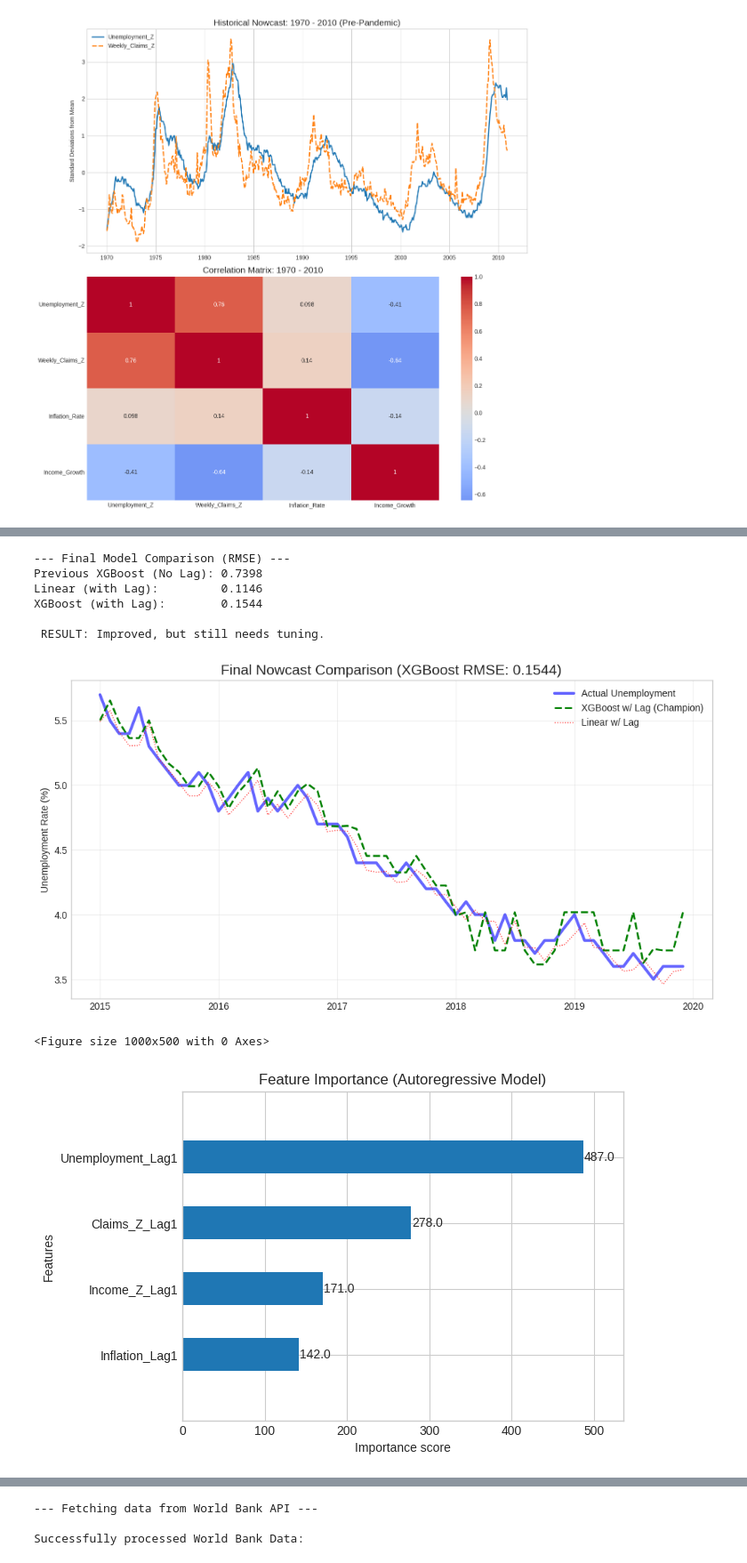
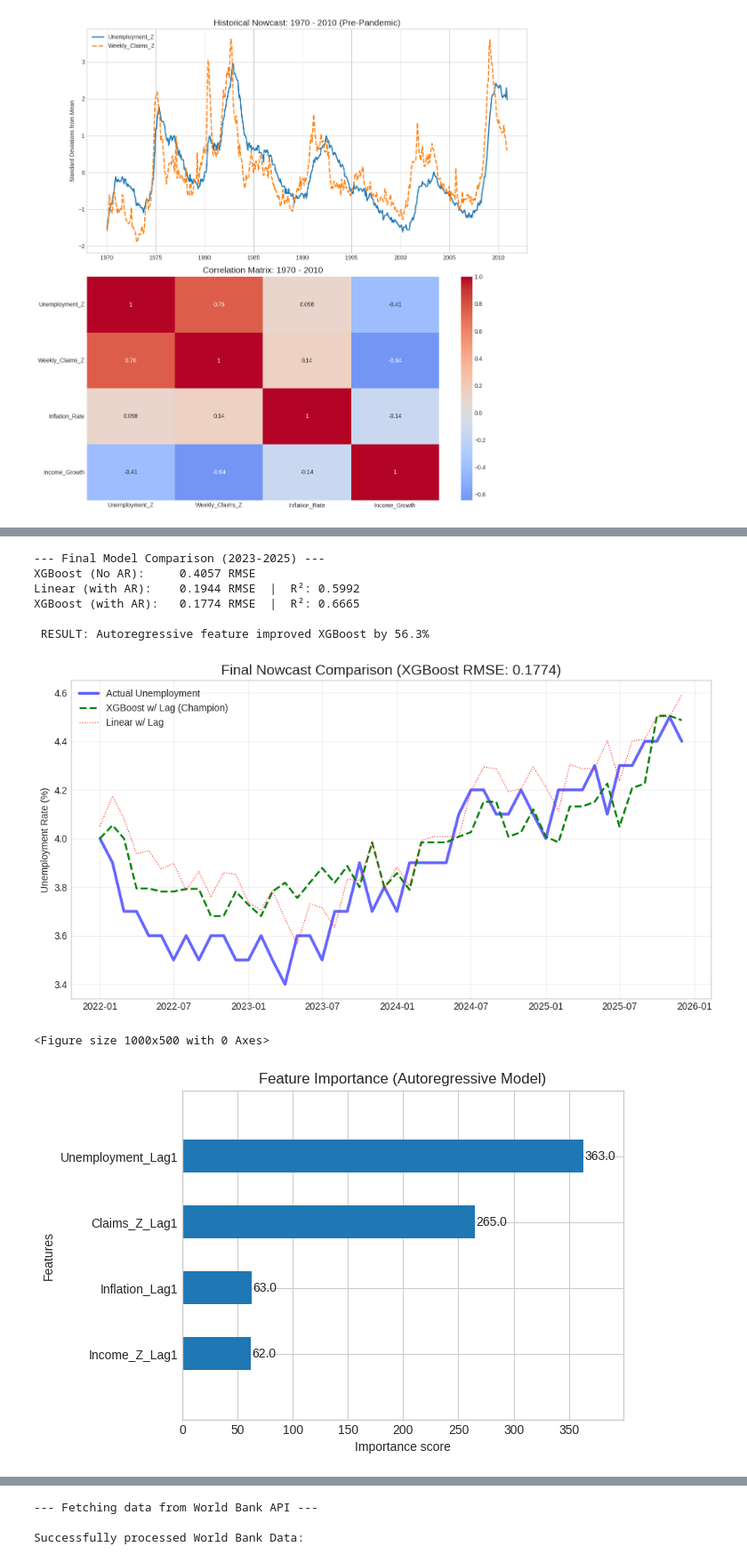
Before and after one commit to JimmyL04/macrominds, a Jupyter notebook: MacroMinds.ipynb, the cells around one changed output, grey strips where cells are left out. Shown at 89% size. Cells and saved outputs as stored; diff of their text form; code cells hidden in the pictures.

Commit message:
Add ARIMA model, fix train/test split to 2022/2023-2025, update all model cells per proposal

```diff
--- a/MacroMinds.ipynb
+++ b/MacroMinds.ipynb
@@ -361,6 +276,5 @@ Feature Coefficients (Standardized Importance):
 # %%
 # XGBoost Model
-# Install XGBoost
 !pip install xgboost -q
 
 import xgboost as xgb
@@ -370,13 +284,12 @@ import matplotlib.pyplot as plt
 import numpy as np
 
 # 1. CONFIGURATION
-# Normalized Features from the Baseline
 features = ['Claims_Z_Lag1', 'Income_Z_Lag1', 'Inflation_Lag1']
 target = 'Unemployment'
 
-# 2. DATA SPLIT
-cutoff_date = '2015-01-01'
-end_test_date = '2019-12-31'
+# 2. DATA SPLIT (same as baseline for fair comparison)
+cutoff_date = '2022-01-01'
+end_test_date = '2025-12-31'
 
 train = df_clean.loc[:cutoff_date]
 test = df_clean.loc[cutoff_date:end_test_date]
@@ -387,9 +300,6 @@ X_test = test[features]
 y_test = test[target]
 
 # 3. DEFINE & TRAIN XGBOOST MODEL
-# n_estimators: 1000 (with early stopping)
-# learning_rate: 0.05 (slow learning for better accuracy)
-# max_depth: 3 (prevents overfitting)
 reg = xgb.XGBRegressor(
     n_estimators=1000,
     learning_rate=0.05,
@@ -399,7 +309,6 @@ reg = xgb.XGBRegressor(
     random_state=42
 )
 
-# Fit the model
 print("Training XGBoost...")
 reg.fit(
     X_train, y_train,
@@ -411,12 +320,11 @@ reg.fit(
 preds_xgb = reg.predict(X_test)
 rmse_xgb = np.sqrt(mean_squared_error(y_test, preds_xgb))
 
-# 5. RESULTS
-# Compare against the hardcoded Baseline RMSE from the previous cell
-baseline_rmse = 0.2651
+# 5. RESULTS — compare against computed baseline RMSE (not hardcoded)
+baseline_rmse = rmse  # from the Linear Regression cell
 
 print(f"\n--- Model Comparison (RMSE) ---")
-print(f"Baseline (Linear):  {baseline_rmse}")
+print(f"Baseline (Linear):  {baseline_rmse:.4f}")
 print(f"XGBoost Model:      {rmse_xgb:.4f}")
 
 if rmse_xgb < baseline_rmse:
@@ -455,7 +362,7 @@ XGBoost Model:      0.7551
 # XGBoost with Autoregression
 import xgboost as xgb
 from xgboost import plot_importance
-from sklearn.metrics import mean_squared_error
+from sklearn.metrics import mean_squared_error, r2_score
 from sklearn.linear_model import LinearRegression
 import matplotlib.pyplot as plt
 import numpy as np
@@ -465,13 +372,13 @@ df_clean['Unemployment_Lag1'] = df_clean['Unemployment'].shift(1)
 df_clean.dropna(inplace=True)
 
 # 2. DEFINE NEW FEATURE LIST
-# Added Unemployment_Lag1 to our existing list
+# Added Unemployment_Lag1 — the previous month's rate is the strongest predictor
 features_v2 = ['Claims_Z_Lag1', 'Income_Z_Lag1', 'Inflation_Lag1', 'Unemployment_Lag1']
 target = 'Unemployment'
 
 # 3. SPLIT DATA
-cutoff_date = '2015-01-01'
-end_test_date = '2019-12-31'
+cutoff_date = '2022-01-01'
+end_test_date = '2025-12-31'
 
 train = df_clean.loc[:cutoff_date]
 test = df_clean.loc[cutoff_date:end_test_date]
@@ -486,6 +393,7 @@ model_lr = LinearRegression()
 model_lr.fit(X_train, y_train)
 preds_lr = model_lr.predict(X_test)
 rmse_lr = np.sqrt(mean_squared_error(y_test, preds_lr))
+r2_lr = r2_score(y_test, preds_lr)
 
 # 5. RETRAIN XGBOOST with new feature
 reg_ar = xgb.XGBRegressor(
@@ -501,45 +409,47 @@ reg_ar.fit(
     X_train, y_train,
     eval_set=[(X_train, y_train), (X_test, y_test)],
     verbose=False
 )
 
 preds_xgb_ar = reg_ar.predict(X_test)
 rmse_xgb_ar = np.sqrt(mean_squared_error(y_test, preds_xgb_ar))
+r2_xgb_ar = r2_score(y_test, preds_xgb_ar)
 
 # 6. RESULTS COMPARISON
-print(f"--- Final Model Comparison (RMSE) ---")
-print(f"Previous XGBoost (No Lag): 0.7398")
-print(f"Linear (with Lag):         {rmse_lr:.4f}")
-print(f"XGBoost (with Lag):        {rmse_xgb_ar:.4f}")
+print(f"--- Final Model Comparison (2023-2025) ---")
+print(f"XGBoost (No AR):     {rmse_xgb:.4f} RMSE")
+print(f"Linear (with AR):    {rmse_lr:.4f} RMSE  |  R²: {r2_lr:.4f}")
+print(f"XGBoost (with AR):   {rmse_xgb_ar:.4f} RMSE  |  R²: {r2_xgb_ar:.4f}")
 
-if rmse_xgb_ar < 0.10:
-    print("\n RESULT: Excellent! RMSE < 0.10 means highly accurate nowcasting.")
+if rmse_xgb_ar < rmse_xgb:
+    improvement = ((rmse_xgb - rmse_xgb_ar) / rmse_xgb) * 100
+    print(f"\n RESULT: Autoregressive feature improved XGBoost by {improvement:.1f}%")
 else:
-    print("\n RESULT: Improved, but still needs tuning.")
+    print("\n RESULT: Needs further tuning.")
 
 # 7. VISUALIZATION
 plt.figure(figsize=(12, 6))
 plt.plot(y_test.index, y_test, label='Actual Unemployment', color='blue', linewidth=3, alpha=0.6)
 plt.plot(y_test.index, preds_xgb_ar, label='XGBoost w/ Lag (Champion)', color='green', linestyle='--', linewidth=2)
 plt.plot(y_test.index, preds_lr, label='Linear w/ Lag', color='red', linestyle=':', linewidth=1, alpha=0.8)
 
 plt.title(f"Final Nowcast Comparison (XGBoost RMSE: {rmse_xgb_ar:.4f})", fontsize=15)
 plt.ylabel("Unemployment Rate (%)")
 plt.legend()
 plt.grid(True, alpha=0.3)
 plt.show()
 
 # 8. FEATURE IMPORTANCE
 plt.figure(figsize=(10, 5))
 plot_importance(reg_ar, height=0.5, max_num_features=10, title="Feature Importance (Autoregressive Model)")
 plt.show()
 # %% [output]
---- Final Model Comparison (RMSE) ---
-Previous XGBoost (No Lag): 0.7398
-Linear (with Lag):         0.1146
-XGBoost (with Lag):        0.1544
+--- Final Model Comparison (2023-2025) ---
+XGBoost (No AR):     0.4057 RMSE
+Linear (with AR):    0.1944 RMSE  |  R²: 0.5992
+XGBoost (with AR):   0.1774 RMSE  |  R²: 0.6665
 
- RESULT: Improved, but still needs tuning.
+ RESULT: Autoregressive feature improved XGBoost by 56.3%
-[figure, old version]
+[figure, new version]
 <Figure size 1000x500 with 0 Axes>
-[figure, old version]
+[figure, new version]
```
Also changed, not shown: parts of 15 cells of this notebook.
